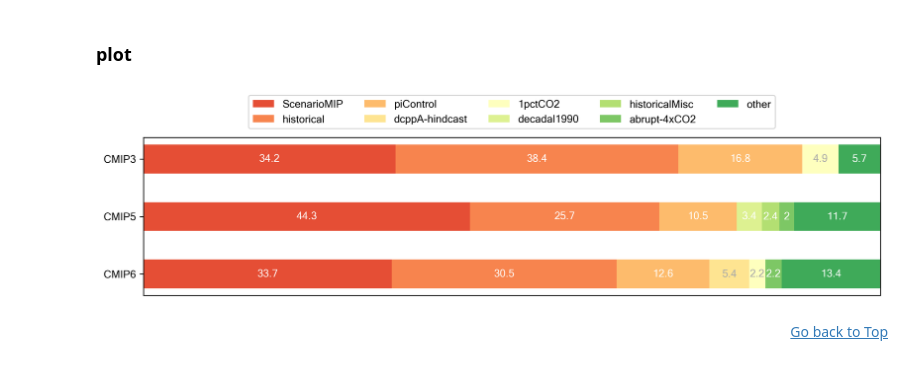
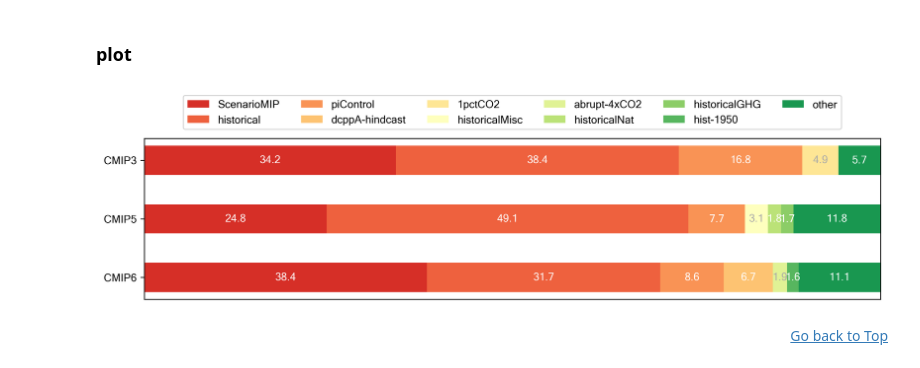
Before and after one commit to durack1/CMIPSummary, a Jupyter notebook: figuresAndTables.ipynb, the cells around one changed output. Saved outputs shown, nothing was run; the diff lists cells and outputs as text; code cells hidden in the pictures.

```diff
--- a/figuresAndTables.ipynb
+++ b/figuresAndTables.ipynb
@@ -533,7 +529,7 @@ Wall time: 27.5 s
 ### plot
 # %%
 # set inputs
-with open("241118a.json", "r") as f:
+with open("241209a.json", "r") as f:
     data = json.load(f)
 
 # set figure defaults
@@ -1014,42 +1059,43 @@ dataKeys = list(data2.keys())
 dataNp = np.array(list(data2.values()))
 dataCumul = dataNp.cumsum(axis=1)
 labelColours = plt.colormaps["RdYlGn"](np.linspace(0.15, 0.85, dataNp.shape[1]))
+labelColours = plt.colormaps["RdYlGn"](np.linspace(0.1, 0.9, dataNp.shape[1]))
 
 fig, ax = plt.subplots(figsize=(10.5, 3), dpi=300)  # 8.5 x 11 inches US letter
 ax.invert_yaxis()
 ax.xaxis.set_visible(False)
 plt.yticks(fontname=fontName)
 ax.set_xlim(0, np.sum(dataNp, axis=1).max())
 
 for i, (colname, color) in enumerate(zip(labels2, labelColours)):
     widths = dataNp[:, i]
     starts = dataCumul[:, i] - widths
     rects = ax.barh(
         dataKeys, widths, left=starts, height=0.5, label=colname, color=color
     )
     # remove 0 labels
     tmp = copy.deepcopy(rects.datavalues)
     tmp[tmp == 0] = np.nan
     rects.datavalues = tmp
     r, g, b, _ = color
-    text_color = "white" if r * g * b < 0.5 else "darkgrey"
+    text_color = "white" if r * g * b < 0.4 else "darkgrey"
     ax.bar_label(rects, label_type="center", color=text_color, fontname=fontName)
 
 ax.legend(
-    ncols=5,
+    ncols=6,
     bbox_to_anchor=(0.5, 1.3),
     loc="upper center",
     prop={"family": fontName, "size": fontSize},
 )  # fontsize='small',
 
 # fill canvas
 fig.tight_layout()
 
 # display, save, and close
 plt.show()
 fig.savefig("_".join([timeFormat, "Fig5.svg"]), format="svg")
 # %% [output]
-[figure, old version]
+[figure, new version]
 # %% [markdown]
 <div align=right>
 <a href=figuresAndTables.ipynb#top>Go back to Top</a>
```
Also changed, not shown: parts of 21 cells of this notebook, 31 other files.
